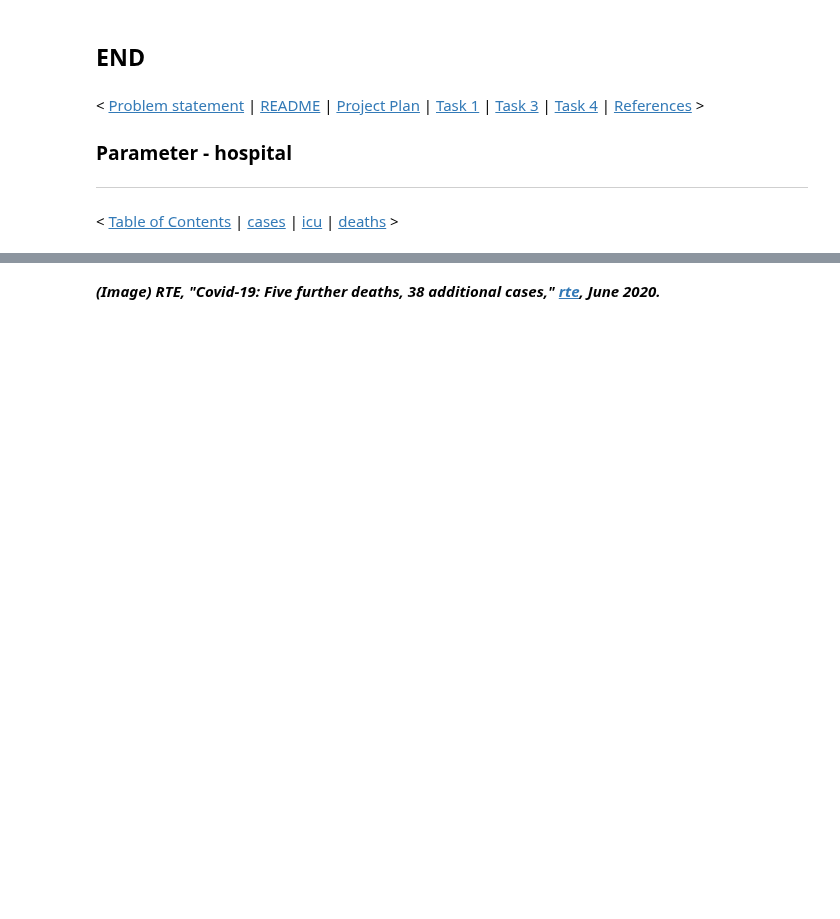
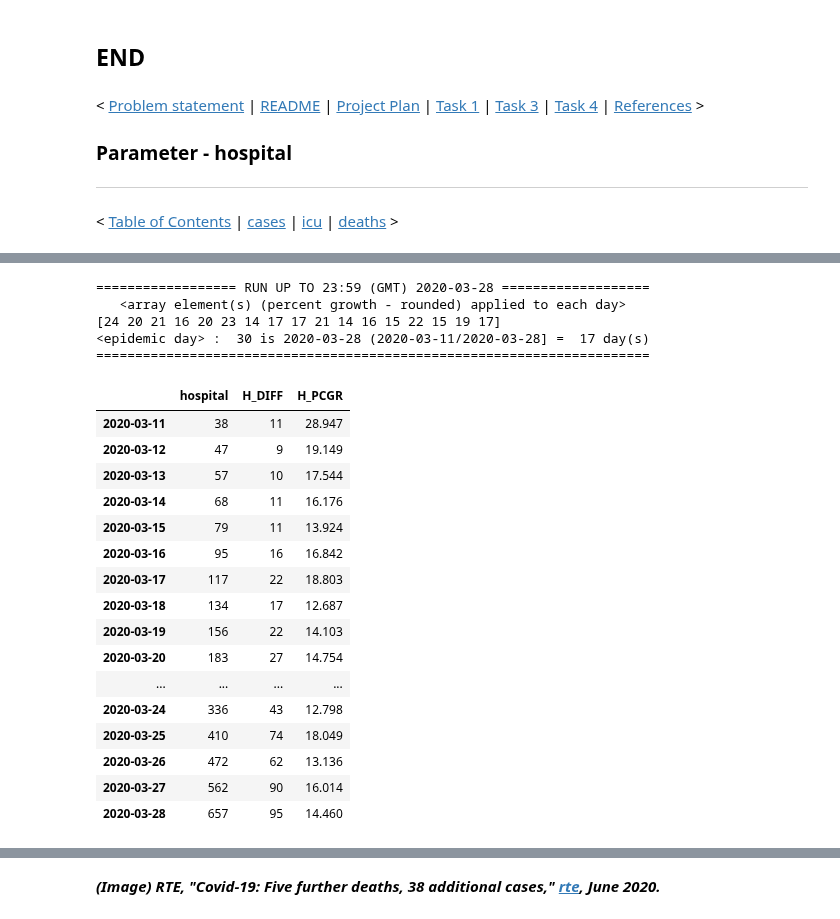
Before and after one commit to E6985/pda-numpy-random-simulation, a Jupyter notebook: Programming-for-Data-Analysis-Project-2020.ipynb, the cells around one changed output, grey strips where cells are left out. Cells and saved outputs as stored; diff of their text form; code cells hidden in the pictures; blank space fills up the shorter version.

```diff
--- a/Programming-for-Data-Analysis-Project-2020.ipynb
+++ b/Programming-for-Data-Analysis-Project-2020.ipynb
@@ -1136 +1185,29 @@ fStatus(dfCovid19,nFrom,nTo)[[nColumn,"C_DIFF","C_PCGR"]]
+# %%
+nFrom,nTo="2020-03-11","2020-03-28"
+nHospital=fCovid19(nFrom,nTo,nColumn,np.random.default_rng().poisson(18,size=17))
+fEpidemicDay(dfCovid19,nTo)
+fStatus(dfCovid19,nFrom,nTo)[[nColumn,"H_DIFF","H_PCGR"]]
+# %% [output]
+================== RUN UP TO 23:59 (GMT) 2020-03-28 ===================
+   <array element(s) (percent growth - rounded) applied to each day>
+[24 20 21 16 20 23 14 17 17 21 14 16 15 22 15 19 17]
+<epidemic day> :  30 is 2020-03-28 (2020-03-11/2020-03-28] =  17 day(s)
+=======================================================================
+|  | hospital | H_DIFF | H_PCGR |
+| 2020-03-11 | 38 | 11 | 28.947 |
+| 2020-03-12 | 47 | 9 | 19.149 |
+| 2020-03-13 | 57 | 10 | 17.544 |
+| 2020-03-14 | 68 | 11 | 16.176 |
+| 2020-03-15 | 79 | 11 | 13.924 |
+| 2020-03-16 | 95 | 16 | 16.842 |
+| 2020-03-17 | 117 | 22 | 18.803 |
+| 2020-03-18 | 134 | 17 | 12.687 |
+| 2020-03-19 | 156 | 22 | 14.103 |
+| 2020-03-20 | 183 | 27 | 14.754 |
+| ... | ... | ... | ... |
+| 2020-03-24 | 336 | 43 | 12.798 |
+| 2020-03-25 | 410 | 74 | 18.049 |
+| 2020-03-26 | 472 | 62 | 13.136 |
+| 2020-03-27 | 562 | 90 | 16.014 |
+| 2020-03-28 | 657 | 95 | 14.460 |
 # %% [markdown]
```
Also changed, not shown: parts of 47 cells of this notebook.
